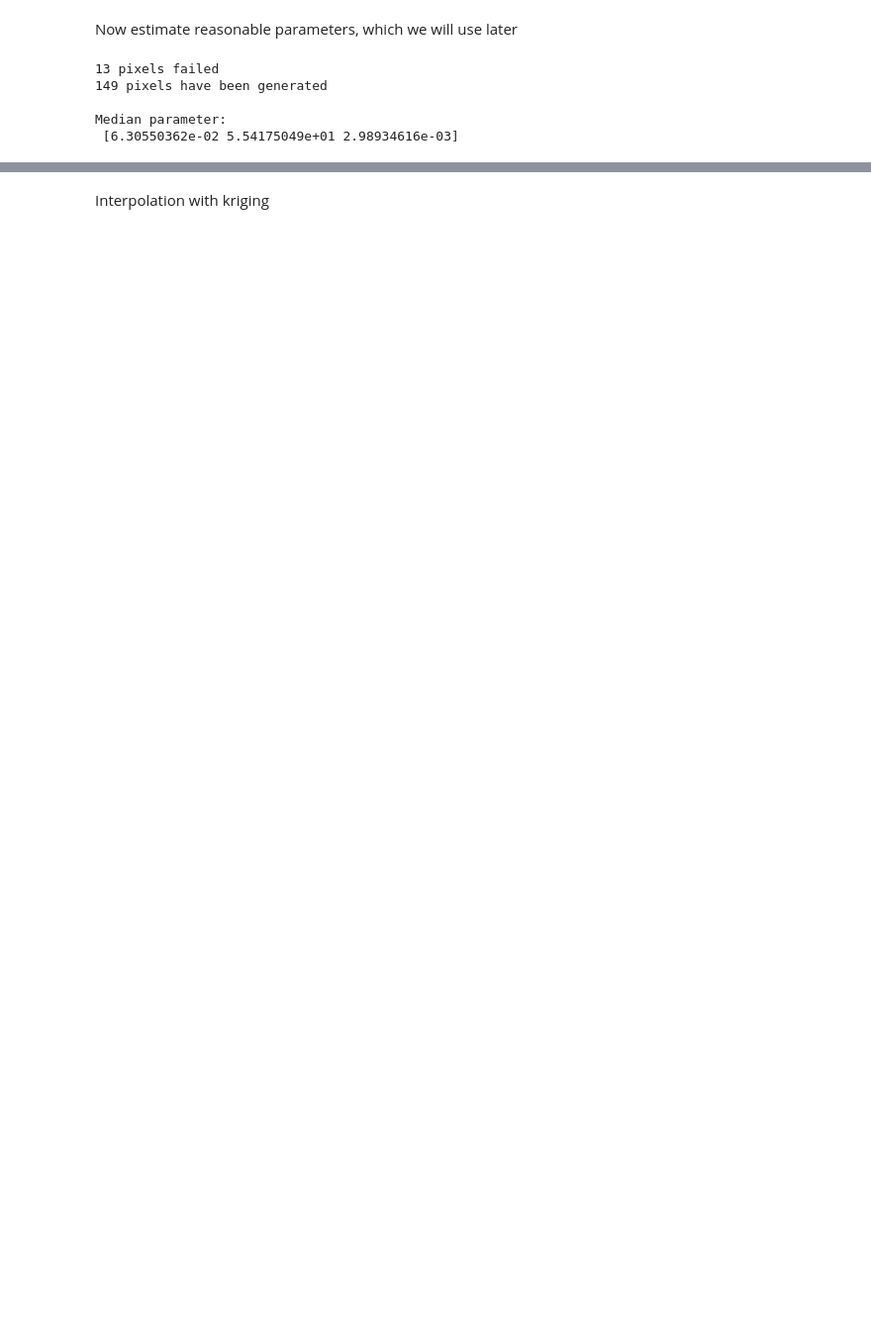
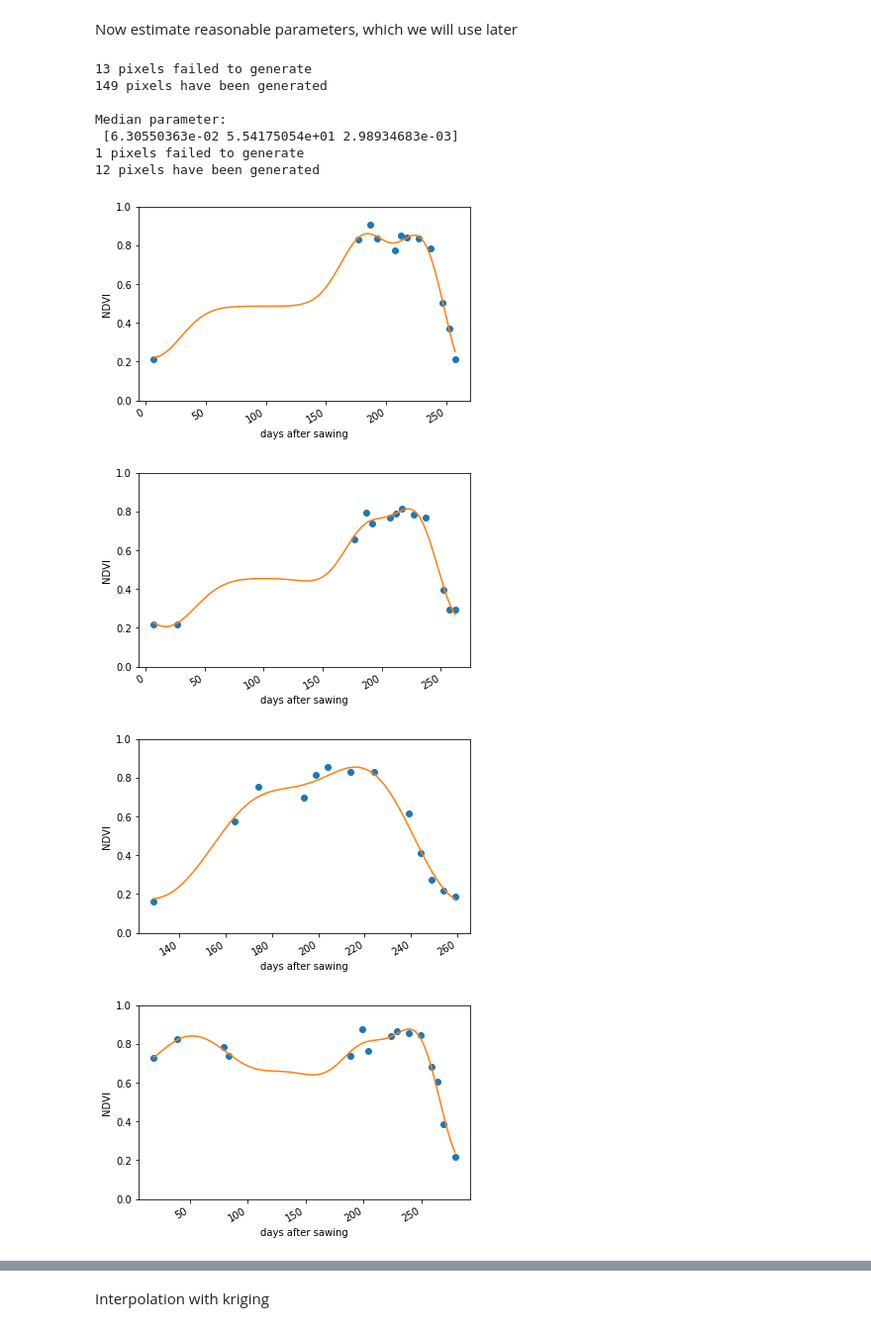
Before and after one commit to LGraz/MasterThesis-Code, a Jupyter notebook: methods/kriging.ipynb, the cells around one changed output, grey strips where cells are left out. Shown at 99% size. Saved outputs shown, nothing was run; the diff lists cells and outputs as text; code cells hidden in the pictures; blank space fills up the shorter version.

```diff
--- a/methods/kriging.ipynb
+++ b/methods/kriging.ipynb
@@ -35,18 +36,37 @@ print(ok.variogram_model_parameters)
 # %% [markdown]
 Now estimate reasonable parameters, which we will use later
 # %%
+# generate 'median of parameters'
 pixels2 = data_handle.get_pixels(0.01)
 param_list = []
 for pix in pixels2:
     obj, ok = pix.get_ordinary_kriging(ok_args={"variogram_model": "gaussian"})
     # # [psill, range, nugget]
     param_list.append(ok.variogram_model_parameters)
 A = np.array(param_list)
 parameter = np.median(A, axis=0)
 print(f"\nMedian parameter:\n {parameter}")
+
+# plot examples with 'median of parameters'
+np.random.seed(123)
+pixels = data_handle.get_pixels(0.0008)
+for pix in pixels:
+    pix.plot_ndvi("o")
+    obj, ok = pix.get_ordinary_kriging(
+        ok_args={"variogram_model": "gaussian", "variogram_parameters": list(parameter)})
+    # [psill, range, nugget]
+    pix.plot_step_interpolate("OK")
+    plt.show()
+print(ok.variogram_model_parameters)
 # %% [output]
-13 pixels failed
+13 pixels failed to generate
 149 pixels have been generated
 
 Median parameter:
- [6.30550362e-02 5.54175049e+01 2.98934616e-03]
+ [6.30550363e-02 5.54175054e+01 2.98934683e-03]
+1 pixels failed to generate
+12 pixels have been generated
+[figure, added]
+[figure, added]
+[figure, added]
+[figure, added]
```
Also changed, not shown: parts of 10 cells of this notebook, 1 other file.
